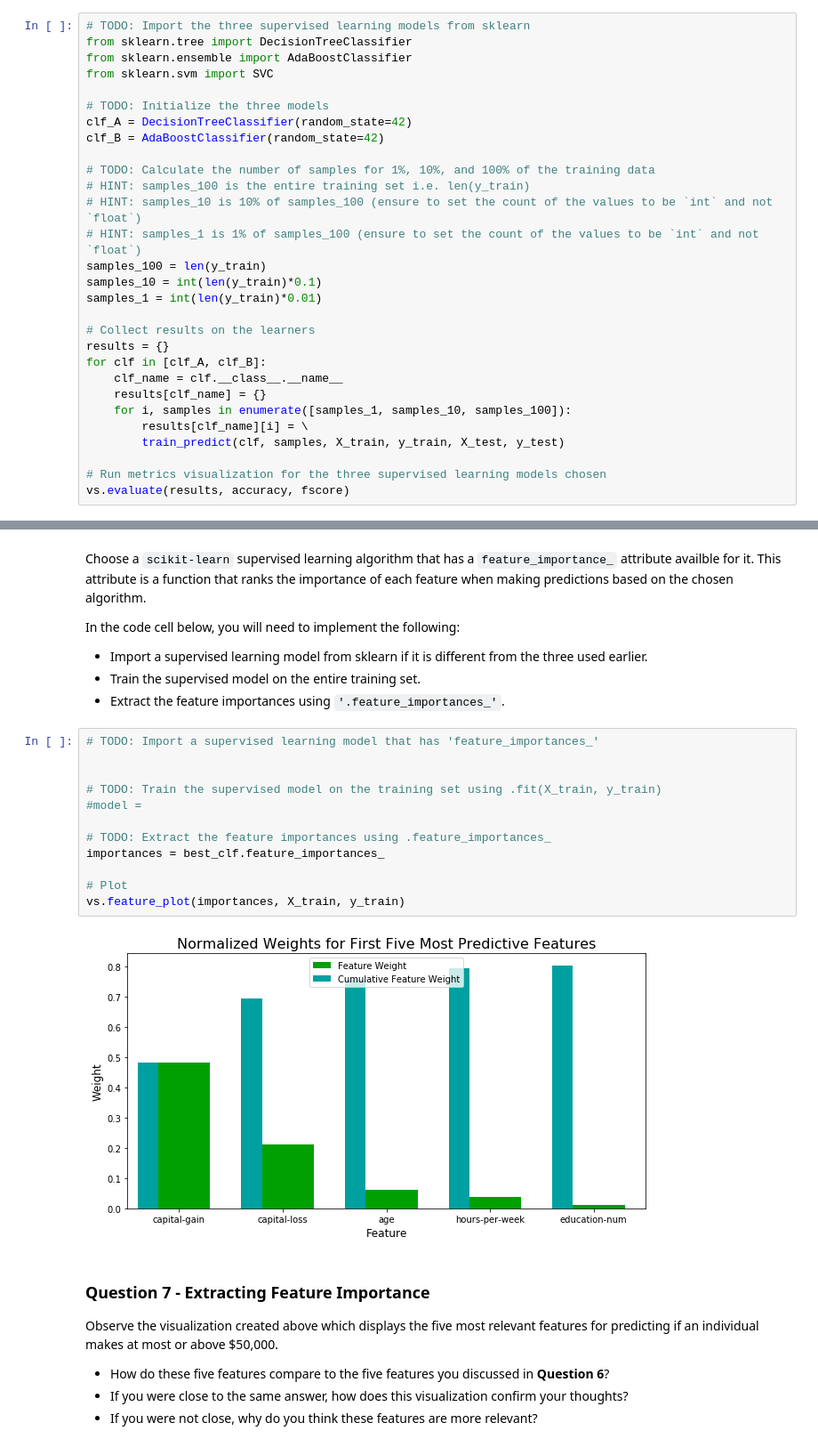
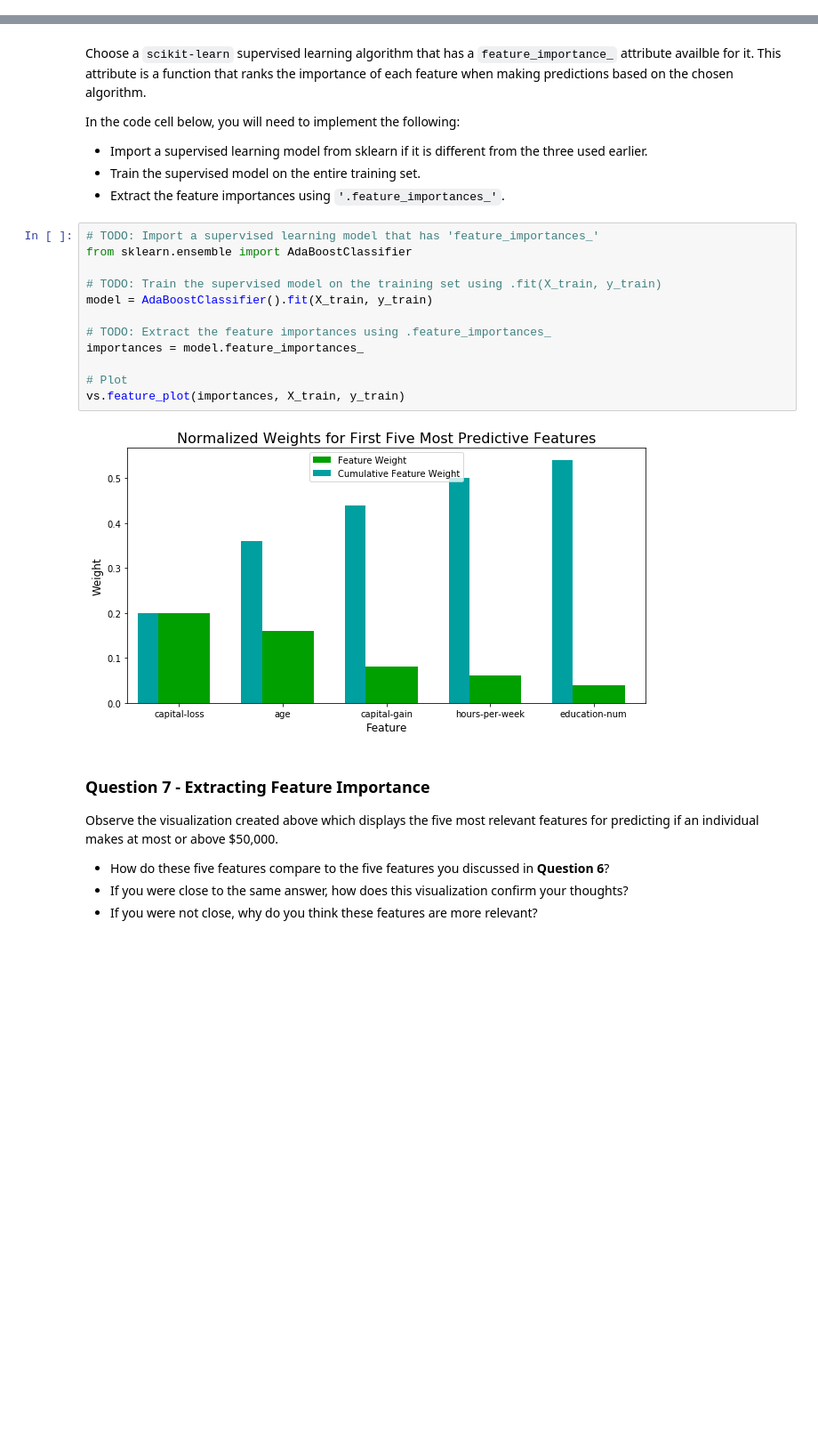
Before and after one commit to wbagais/DSND, a Jupyter notebook: p1_charityml/finding_donors.ipynb, the cells around one changed output, grey strips where cells are left out. Shown at 89% size. Saved outputs shown, nothing was run; the diff lists cells and outputs as text; blank space fills up the shorter version.

```diff
--- a/p1_charityml/finding_donors.ipynb
+++ b/p1_charityml/finding_donors.ipynb
@@ -448,29 +447,0 @@ SVC trained on 36177 samples.
-# %%
-# TODO: Import the three supervised learning models from sklearn
-from sklearn.tree import DecisionTreeClassifier
-from sklearn.ensemble import AdaBoostClassifier
-from sklearn.svm import SVC
-
-# TODO: Initialize the three models
-clf_A = DecisionTreeClassifier(random_state=42)
-clf_B = AdaBoostClassifier(random_state=42)
-
-# TODO: Calculate the number of samples for 1%, 10%, and 100% of the training data
-# HINT: samples_100 is the entire training set i.e. len(y_train)
-# HINT: samples_10 is 10% of samples_100 (ensure to set the count of the values to be `int` and not `float`)
-# HINT: samples_1 is 1% of samples_100 (ensure to set the count of the values to be `int` and not `float`)
-samples_100 = len(y_train)
-samples_10 = int(len(y_train)*0.1)
-samples_1 = int(len(y_train)*0.01)
-
-# Collect results on the learners
-results = {}
-for clf in [clf_A, clf_B]:
-    clf_name = clf.__class__.__name__
-    results[clf_name] = {}
-    for i, samples in enumerate([samples_1, samples_10, samples_100]):
-        results[clf_name][i] = \
-        train_predict(clf, samples, X_train, y_train, X_test, y_test)
-
-# Run metrics visualization for the three supervised learning models chosen
-vs.evaluate(results, accuracy, fscore)
@@ -623,18 +615,18 @@ In the code cell below, you will need to implement the following:
  - Extract the feature importances using `'.feature_importances_'`.
 # %%
 # TODO: Import a supervised learning model that has 'feature_importances_'
-
+from sklearn.ensemble import AdaBoostClassifier
 
 # TODO: Train the supervised model on the training set using .fit(X_train, y_train)
-#model =
+model = AdaBoostClassifier().fit(X_train, y_train)
 
 # TODO: Extract the feature importances using .feature_importances_
-importances = best_clf.feature_importances_
+importances = model.feature_importances_
 
 # Plot
 vs.feature_plot(importances, X_train, y_train)
 # %% [output]
-[figure, old version]
+[figure, new version]
 # %% [markdown]
 ### Question 7 - Extracting Feature Importance
 
```
Also changed, not shown: parts of 7 cells of this notebook.
